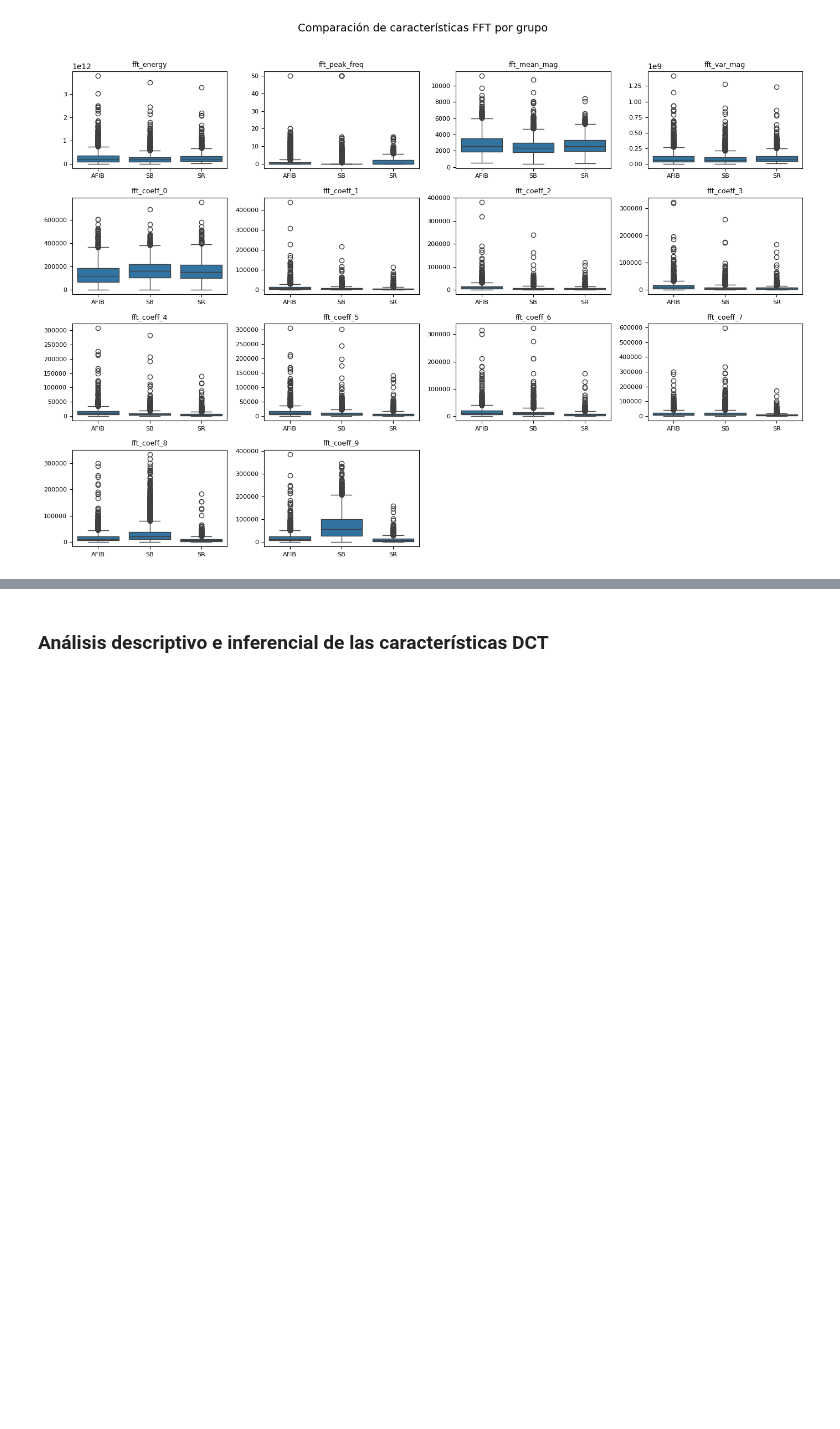
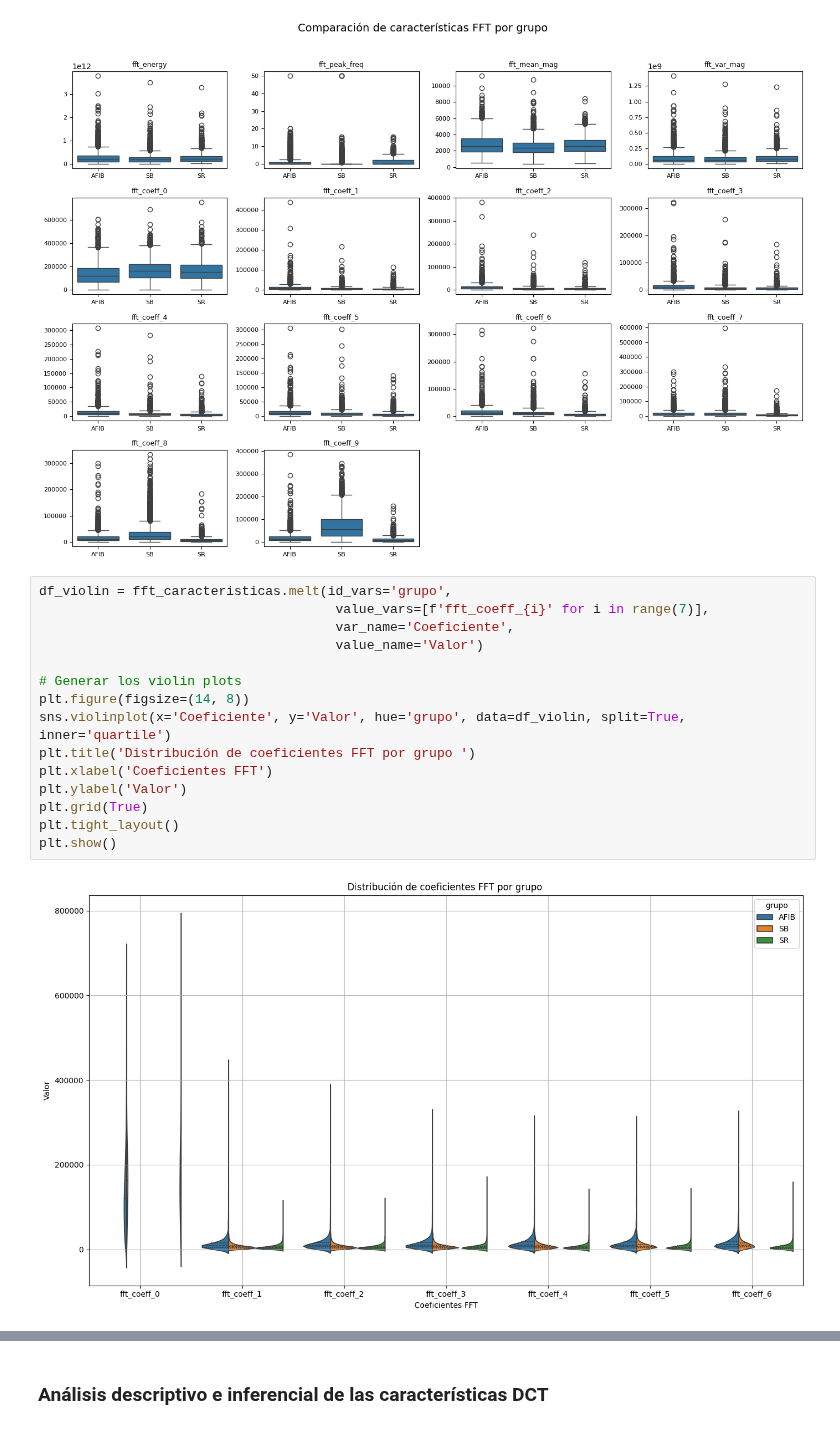
Before and after one commit to LisethTiria/Biosenales-2025-1, a Jupyter notebook: proyecto2_ecg_/proyecto2_script.ipynb, the cells around one changed output, grey strips where cells are left out. Cells and saved outputs as stored; diff of their text form; blank space fills up the shorter version.

```diff
--- a/proyecto2_ecg_/proyecto2_script.ipynb
+++ b/proyecto2_ecg_/proyecto2_script.ipynb
@@ -584,3 +597,20 @@ plt.tight_layout(rect=[0, 0, 1, 0.96])
 plt.show()
 # %% [output]
 [figure]
+# %%
+df_violin = fft_caracteristicas.melt(id_vars='grupo',
+                                      value_vars=[f'fft_coeff_{i}' for i in range(7)],
+                                      var_name='Coeficiente',
+                                      value_name='Valor')
+
+# Generar los violin plots
+plt.figure(figsize=(14, 8))
+sns.violinplot(x='Coeficiente', y='Valor', hue='grupo', data=df_violin, split=True, inner='quartile')
+plt.title('Distribución de coeficientes FFT por grupo ')
+plt.xlabel('Coeficientes FFT')
+plt.ylabel('Valor')
+plt.grid(True)
+plt.tight_layout()
+plt.show()
+# %% [output]
+[figure, added]
```
Also changed, not shown: parts of 9 cells of this notebook.
